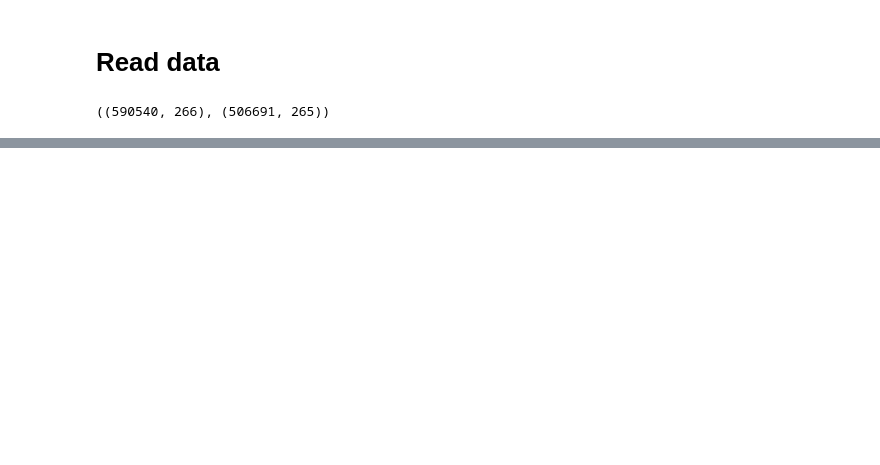
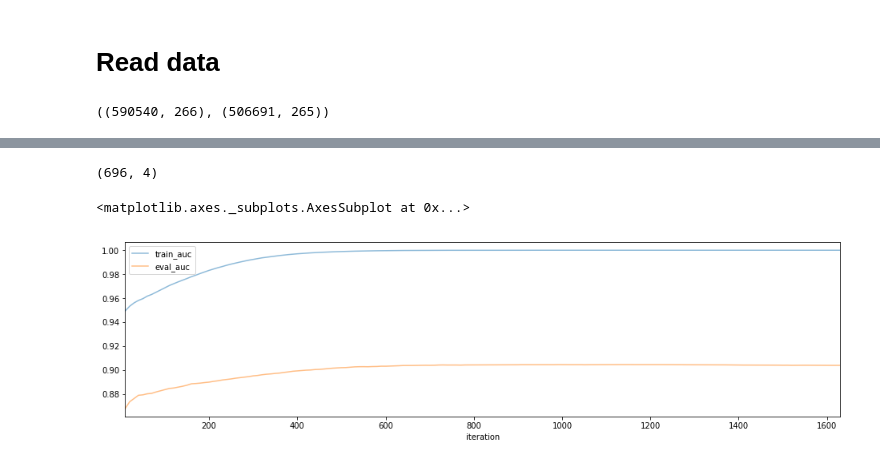
Before and after one commit to yota-p/02-ieee-fraud-detection, a Jupyter notebook: notebooks/00-debug.ipynb, the cells around one changed output, grey strips where cells are left out. Saved outputs shown, nothing was run; the diff lists cells and outputs as text; code cells hidden in the pictures; blank space fills up the shorter version.

```diff
--- a/notebooks/00-debug.ipynb
+++ b/notebooks/00-debug.ipynb
@@ -36,3 +36,5 @@ train.shape, test.shape
 # %%
 train.reset_index(inplace=True)
 train.set_index('TransactionID', drop=True, inplace=True)
+# %%
+log = pd.read_csv(ROOTDIR / 'log/train/0004.tsv', delimiter='\t')
@@ -38,0 +50,9 @@ train.set_index('TransactionID', drop=True, inplace=True)
+# %%
+log.shape
+# %% [output]
+(696, 4)
+# %%
+log[log['fold'] == 1].plot(x='iteration', y=['train_auc', 'eval_auc'], figsize=(16,4), alpha=0.5)
+# %% [output]
+<matplotlib.axes._subplots.AxesSubplot at 0x...>
+[figure, added]
```
Also changed, not shown: parts of 6 cells of this notebook, 7 other files.
